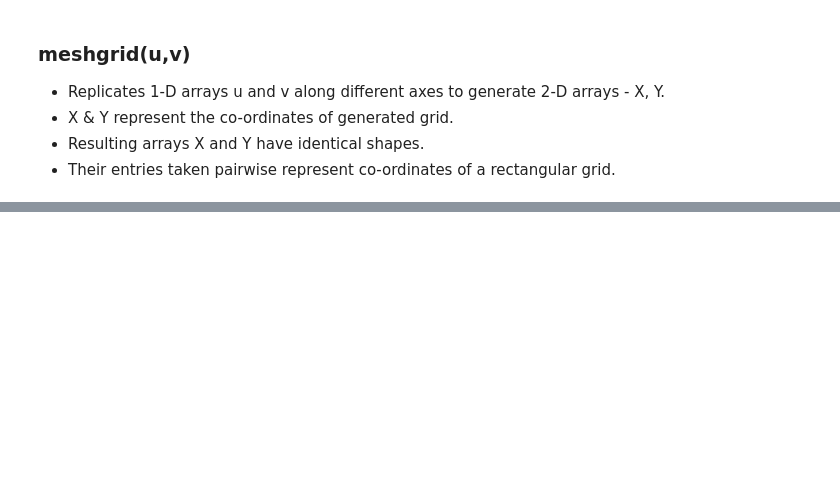
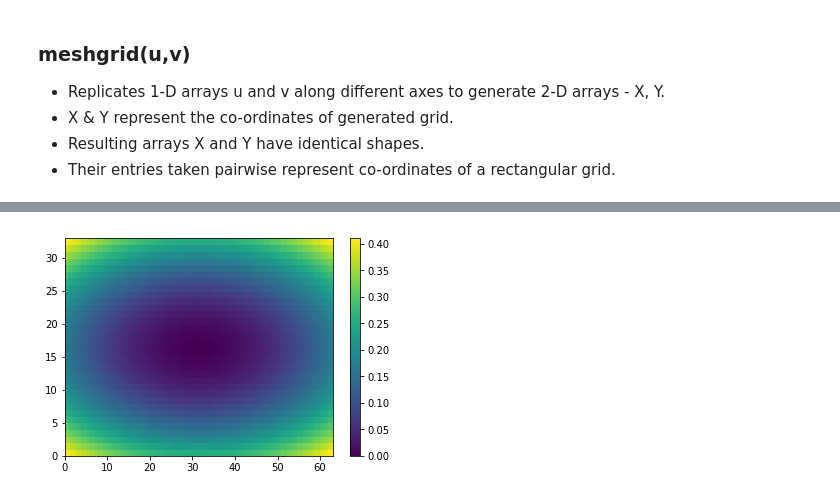
Before and after one commit to databaaz/av18, a Jupyter notebook: visualization.ipynb, the cells around one changed output, grey strips where cells are left out. Saved outputs shown, nothing was run; the diff lists cells and outputs as text; code cells hidden in the pictures; blank space fills up the shorter version.

```diff
--- a/visualization.ipynb
+++ b/visualization.ipynb
@@ -180,0 +202,6 @@ a,b
+# %%
+plt.pcolor(Z, cmap='viridis') #'summer', 'autumn', 'winter' and 'spring'; 'coolwarm', 'magma', 'viridis', 'jet'(D); 'Greens', 'Blues', 'Reds', and 'Purples'
+plt.colorbar()
+plt.show()
+# %% [output]
+[figure, added]
```
Also changed, not shown: parts of 10 cells of this notebook.
